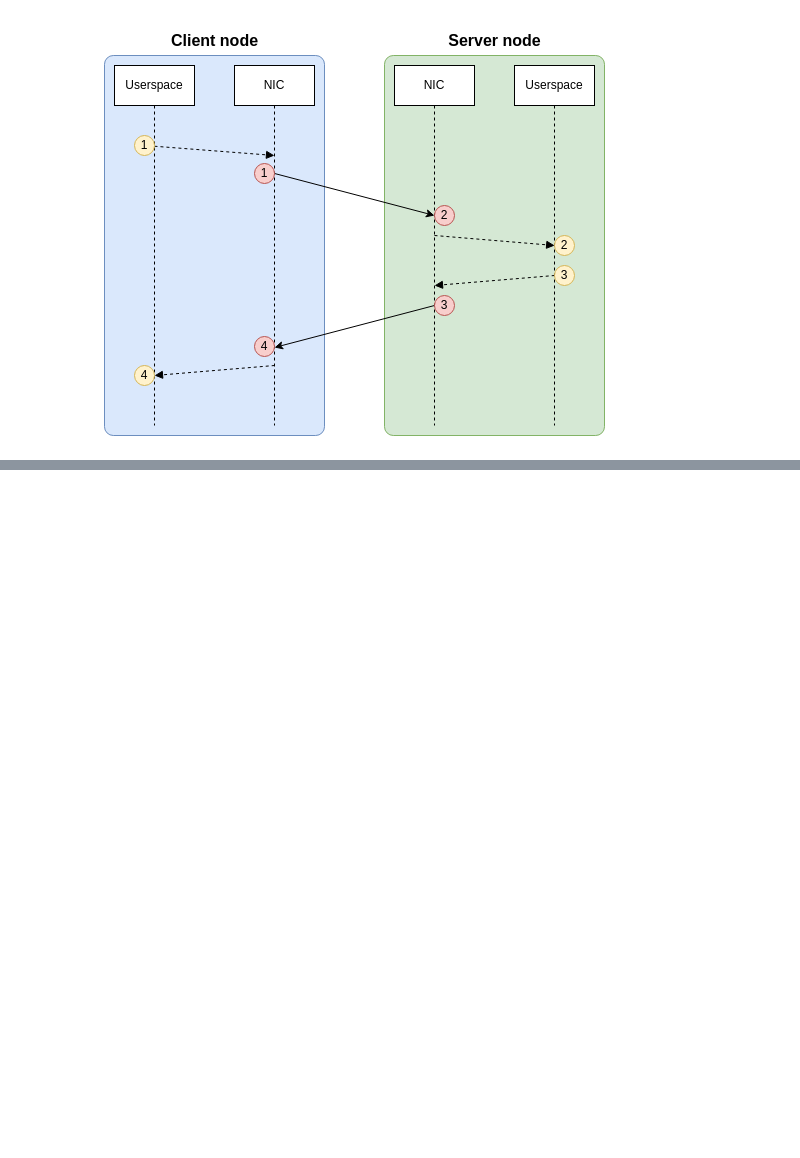
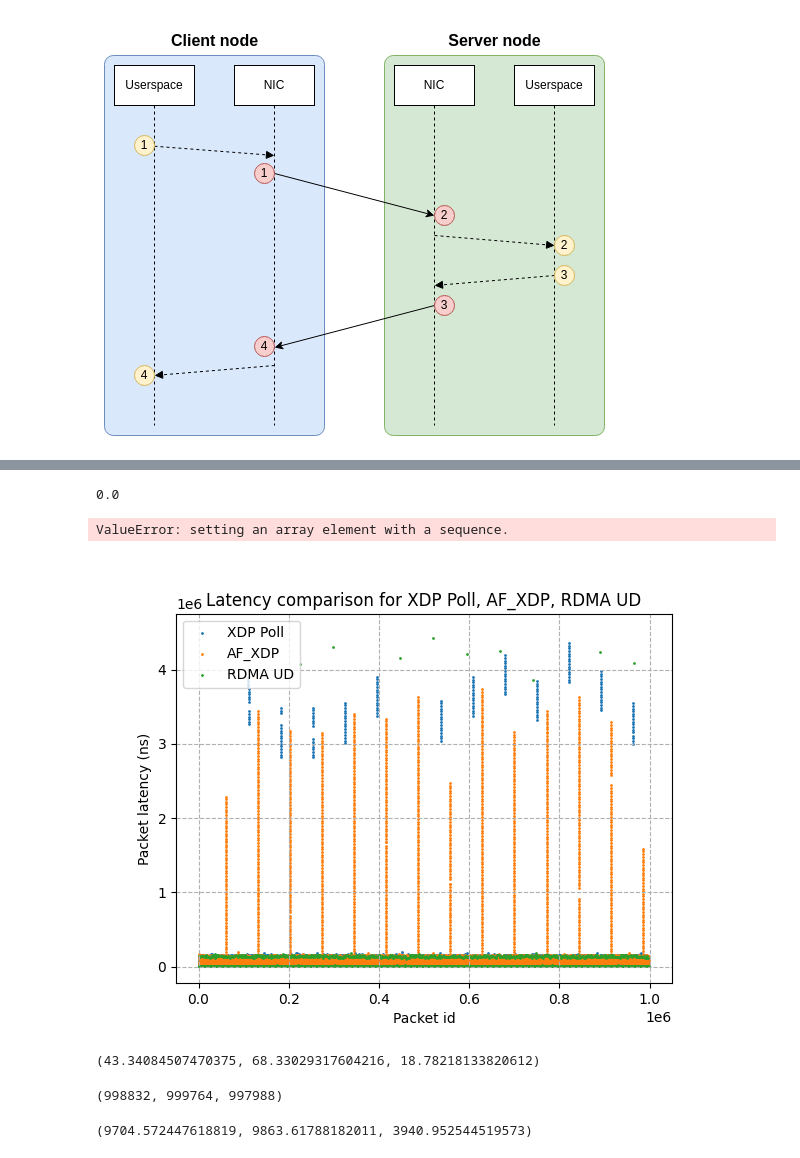
Before and after one commit to swystems/det-bypass, a Jupyter notebook: analysis/comparison/notebook.ipynb, the cells around one changed output, grey strips where cells are left out. Drawn from its saved outputs; the diff is of its cells as text; code cells hidden in the pictures; blank space fills up the shorter version.

```diff
--- a/analysis/comparison/notebook.ipynb
+++ b/analysis/comparison/notebook.ipynb
@@ -92,0 +153,9 @@ Fixed the number of packets and send interval, an experimental run consists of:
+# %%
+def plot_latencies(*args):
+    fig,ax = plt.subplots(1,1)
+    ax.grid(linestyle="--")
+    ax.set_xlabel("Packet id")
+    ax.set_ylabel("Packet latency (ns)")
+    ax.set_title(f"Latency comparison for {', '.join([a[1] for a in args])}")
+    plot_multi_scatter(ax, *args)
+    ax.legend()
@@ -92,0 +169,18 @@ Fixed the number of packets and send interval, an experimental run consists of:
+# %%
+copy_remote_file ("swystems.xdp1:/users/mdr/xdp/build/pingpong.dat", f"./data/xdp/poll_{settings}.dat")
+xdpp_timestamps = parse_timestamps(f"data/xdp/poll_{settings}.dat", 1_000_000)
+xdpp_lat = compute_latencies(xdpp_timestamps)
+xdpp_jitter = compute_jitter(xdpp_lat)
+# %% [output]
+0.0
+ValueError: setting an array element with a sequence.
+# %%
+copy_remote_file ("swystems.xdp1:/users/mdr/xdp/build/pingpong_xsk.dat",f"./data/xdp/xsk_{settings}.dat")
+xsk_timestamps = parse_timestamps(f"data/xdp/xsk_{settings}.dat")
+xsk_lat = compute_latencies(xsk_timestamps)
+xsk_jitter = compute_jitter(xsk_lat)
+# %%
+copy_remote_file ("swystems.xdp1:/users/mdr/rdma/build/ud.dat", f"./data/rdma/ud_{settings}.dat")
+ud_timestamps = parse_timestamps(f"data/rdma/ud_{settings}.dat")
+ud_lat = compute_latencies(ud_timestamps)
+ud_jitter = compute_jitter(ud_lat)
@@ -92,0 +189,16 @@ Fixed the number of packets and send interval, an experimental run consists of:
+# %%
+plot_latencies((xdpp_lat, "XDP Poll"), (xsk_lat, "AF_XDP"), (ud_lat, "RDMA UD"))
+# %% [output]
+[figure, added]
+# %%
+xdpp_jitter, xsk_jitter, ud_jitter
+# %% [output]
+(43.34084507470375, 68.33029317604216, 18.78218133820612)
+# %%
+len(xdpp_lat),len(xsk_lat),len(ud_lat)
+# %% [output]
+(998832, 999764, 997988)
+# %%
+np.mean(xdpp_lat),np.mean(xsk_lat),np.mean(ud_lat)
+# %% [output]
+(9704.572447618819, 9863.61788182011, 3940.952544519573)
```
Also changed, not shown: parts of 9 cells of this notebook.
